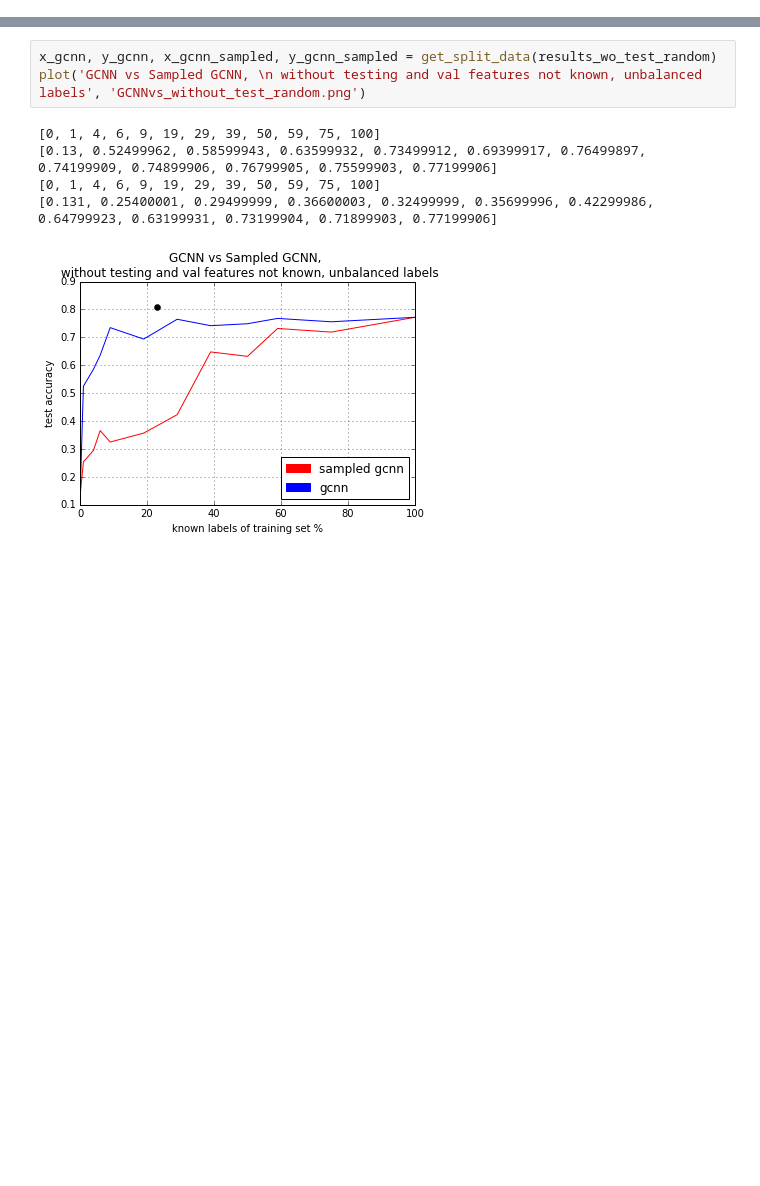
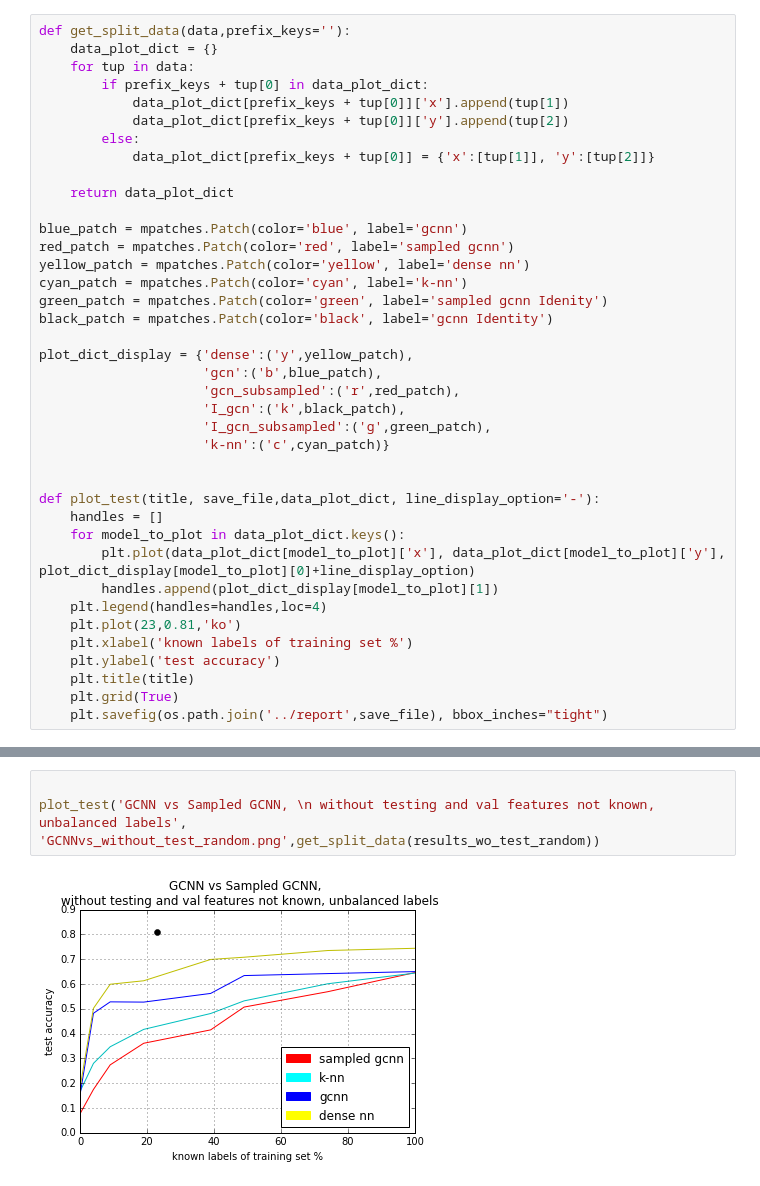
Before and after one commit to tkipf/gcn, a Jupyter notebook: gcn/results/Plot_GNN.ipynb, the cells around one changed output, grey strips where cells are left out. Saved outputs shown, nothing was run; the diff lists cells and outputs as text; blank space fills up the shorter version.

```diff
--- a/gcn/results/Plot_GNN.ipynb
+++ b/gcn/results/Plot_GNN.ipynb
@@ -119 +44,40 @@ def plot_Identity(title, save_file):
+# %%
+def get_split_data(data,prefix_keys=''):
+    data_plot_dict = {}
+    for tup in data:
+        if prefix_keys + tup[0] in data_plot_dict:
+            data_plot_dict[prefix_keys + tup[0]]['x'].append(tup[1])
+            data_plot_dict[prefix_keys + tup[0]]['y'].append(tup[2])
+        else:
+            data_plot_dict[prefix_keys + tup[0]] = {'x':[tup[1]], 'y':[tup[2]]}
+
+    return data_plot_dict
+
+blue_patch = mpatches.Patch(color='blue', label='gcnn')
+red_patch = mpatches.Patch(color='red', label='sampled gcnn')
+yellow_patch = mpatches.Patch(color='yellow', label='dense nn')
+cyan_patch = mpatches.Patch(color='cyan', label='k-nn')
+green_patch = mpatches.Patch(color='green', label='sampled gcnn Idenity')
+black_patch = mpatches.Patch(color='black', label='gcnn Identity')
+
+plot_dict_display = {'dense':('y',yellow_patch),
+                     'gcn':('b',blue_patch),
+                     'gcn_subsampled':('r',red_patch),
+                     'I_gcn':('k',black_patch),
+                     'I_gcn_subsampled':('g',green_patch),
+                     'k-nn':('c',cyan_patch)}
+
+
+def plot_test(title, save_file,data_plot_dict, line_display_option='-'):
+    handles = []
+    for model_to_plot in data_plot_dict.keys():
+        plt.plot(data_plot_dict[model_to_plot]['x'], data_plot_dict[model_to_plot]['y'], plot_dict_display[model_to_plot][0]+line_display_option)
+        handles.append(plot_dict_display[model_to_plot][1])
+    plt.legend(handles=handles,loc=4)
+    plt.plot(23,0.81,'ko')
+    plt.xlabel('known labels of training set %')
+    plt.ylabel('test accuracy')
+    plt.title(title)
+    plt.grid(True)
+    plt.savefig(os.path.join('../report',save_file), bbox_inches="tight")
 # %%
@@ -166,10 +108,6 @@ plot('GCNN vs Sampled GCNN, \n without testing and val features known', 'GCNNvs_
 # %%
-x_gcnn, y_gcnn, x_gcnn_sampled, y_gcnn_sampled = get_split_data(results_wo_test_random)
-plot('GCNN vs Sampled GCNN, \n without testing and val features not known, unbalanced labels', 'GCNNvs_without_test_random.png')
+
+plot_test('GCNN vs Sampled GCNN, \n without testing and val features not known, unbalanced labels', 'GCNNvs_without_test_random.png',get_split_data(results_wo_test_random))
 # %% [output]
-[0, 1, 4, 6, 9, 19, 29, 39, 50, 59, 75, 100]
-[0.13, 0.52499962, 0.58599943, 0.63599932, 0.73499912, 0.69399917, 0.76499897, 0.74199909, 0.74899906, 0.76799905, 0.75599903, 0.77199906]
-[0, 1, 4, 6, 9, 19, 29, 39, 50, 59, 75, 100]
-[0.131, 0.25400001, 0.29499999, 0.36600003, 0.32499999, 0.35699996, 0.42299986, 0.64799923, 0.63199931, 0.73199904, 0.71899903, 0.77199906]
-[figure, old version]
+[figure, new version]
 # %%
```
Also changed, not shown: parts of 9 cells of this notebook, 15 other files.
